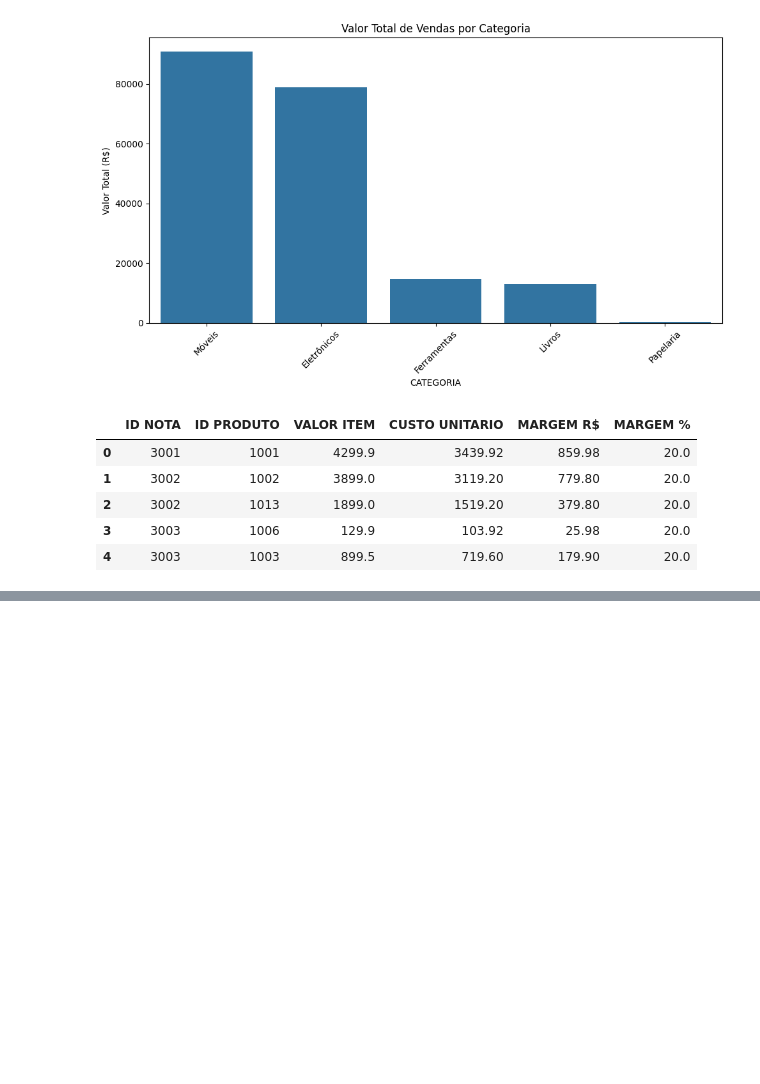
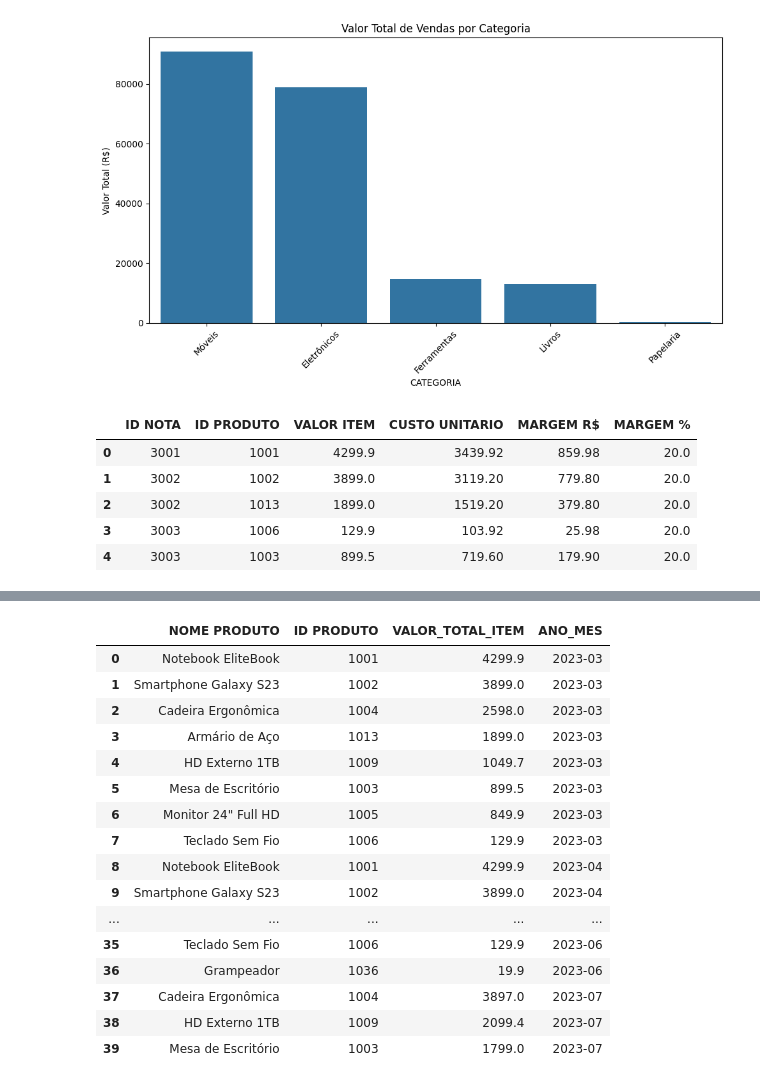
Before and after one commit to douglasmnegri/infomaz-case, a Jupyter notebook: notebook/infomaz_analysis.ipynb, the cells around one changed output, grey strips where cells are left out. Drawn from its saved outputs; the diff is of its cells as text; code cells hidden in the pictures; blank space fills up the shorter version.

```diff
--- a/notebook/infomaz_analysis.ipynb
+++ b/notebook/infomaz_analysis.ipynb
@@ -93,0 +162,45 @@ ranking.head(10)
+# %%
+import pandas as pd
+
+# 6) Calcule um ranking de produtos por valor de venda por mês. Utilize a tabela TRANSACOES_VENDAS.
+
+df_vendas['DATA NOTA'] = pd.to_datetime(df_vendas['DATA NOTA'], dayfirst=False)
+df_vendas['ANO_MES'] = df_vendas['DATA NOTA'].dt.to_period('M').astype(str)
+df_vendas['VALOR_TOTAL_ITEM'] = df_vendas['VALOR ITEM'] * df_vendas['QTD ITEM']
+
+ranking_amount = (
+    df_vendas
+    .groupby(['ANO_MES', 'ID PRODUTO'])['VALOR_TOTAL_ITEM']
+    .sum()
+    .reset_index()
+)
+
+ranking_amount = ranking_amount.merge(
+    df_produtos[['ID PRODUTO', 'NOME PRODUTO']],
+    on='ID PRODUTO',
+    how='left'
+)
+
+ranking_amount = ranking_amount[['NOME PRODUTO', 'ID PRODUTO', 'VALOR_TOTAL_ITEM', 'ANO_MES']]
+ranking_amount = ranking_amount.sort_values(['ANO_MES', 'VALOR_TOTAL_ITEM'], ascending=[True, False])
+ranking_amount = ranking_amount.reset_index(drop=True)
+
+ranking_amount.head(40)
+# %% [output]
+|  | NOME PRODUTO | ID PRODUTO | VALOR_TOTAL_ITEM | ANO_MES |
+| 0 | Notebook EliteBook | 1001 | 4299.9 | 2023-03 |
+| 1 | Smartphone Galaxy S23 | 1002 | 3899.0 | 2023-03 |
+| 2 | Cadeira Ergonômica | 1004 | 2598.0 | 2023-03 |
+| 3 | Armário de Aço | 1013 | 1899.0 | 2023-03 |
+| 4 | HD Externo 1TB | 1009 | 1049.7 | 2023-03 |
+| 5 | Mesa de Escritório | 1003 | 899.5 | 2023-03 |
+| 6 | Monitor 24" Full HD | 1005 | 849.9 | 2023-03 |
+| 7 | Teclado Sem Fio | 1006 | 129.9 | 2023-03 |
+| 8 | Notebook EliteBook | 1001 | 4299.9 | 2023-04 |
+| 9 | Smartphone Galaxy S23 | 1002 | 3899.0 | 2023-04 |
+| ... | ... | ... | ... | ... |
+| 35 | Teclado Sem Fio | 1006 | 129.9 | 2023-06 |
+| 36 | Grampeador | 1036 | 19.9 | 2023-06 |
+| 37 | Cadeira Ergonômica | 1004 | 3897.0 | 2023-07 |
+| 38 | HD Externo 1TB | 1009 | 2099.4 | 2023-07 |
+| 39 | Mesa de Escritório | 1003 | 1799.0 | 2023-07 |
```
Also changed, not shown: parts of 6 cells of this notebook.
